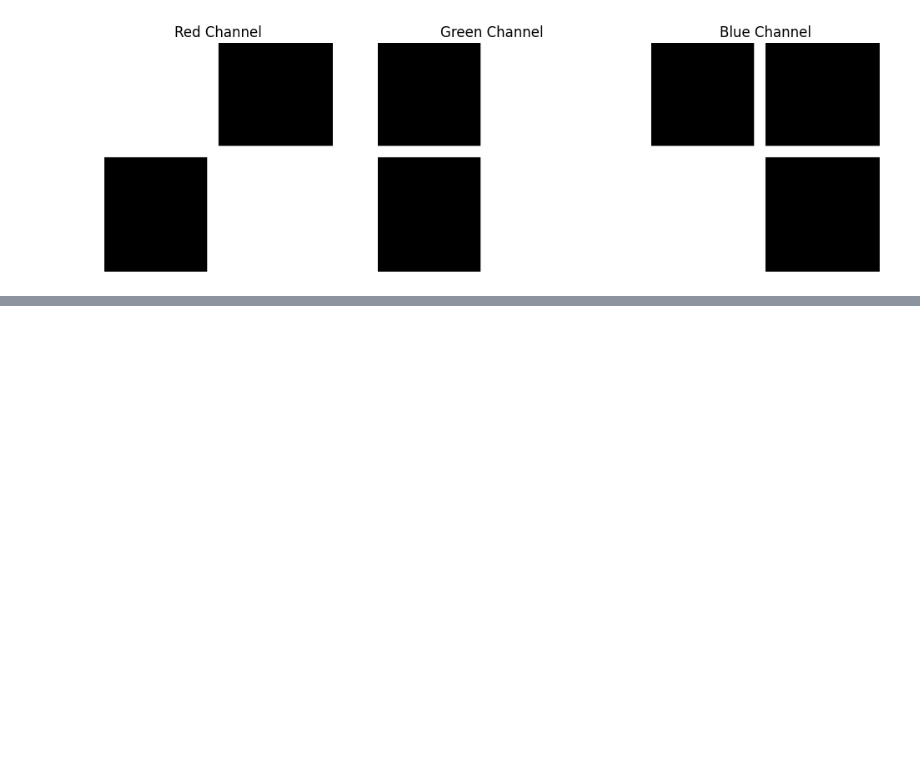
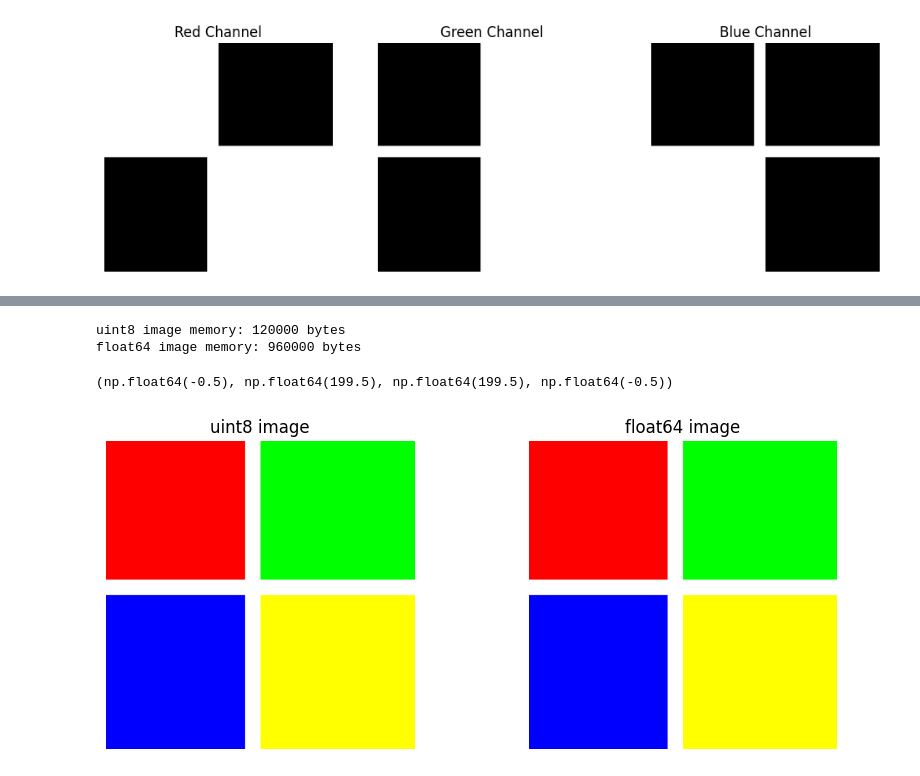
Before and after one commit to manasir747/Image-Pixel-Manipulator, a Jupyter notebook: Image_Pixel_Manipulator.ipynb, the cells around one changed output, grey strips where cells are left out. Cells and saved outputs as stored; diff of their text form; code cells hidden in the pictures; blank space fills up the shorter version.

```diff
--- a/Image_Pixel_Manipulator.ipynb
+++ b/Image_Pixel_Manipulator.ipynb
@@ -93,0 +94,19 @@ plt.axis("Off")
+# %%
+img_uint8 = img.astype(np.uint8)
+img_float64 = img.astype(np.float64)
+
+print("uint8 image memory:", img_uint8.nbytes, "bytes")
+print("float64 image memory:", img_float64.nbytes, "bytes")
+
+plt.figure(figsize=(10,4))
+
+plt.subplot(1,2,1)
+plt.imshow(img_uint8)
+plt.title("uint8 image")
+plt.axis("Off")
+
+plt.subplot(1,2,2)
+plt.imshow(img_float64)
+plt.title("float64 image")
+plt.axis("Off")
+# %% [output]
@@ -93,0 +114,4 @@ plt.axis("Off")
+uint8 image memory: 120000 bytes
+float64 image memory: 960000 bytes
+(np.float64(-0.5), np.float64(199.5), np.float64(199.5), np.float64(-0.5))
+[figure, added]
```
Also changed, not shown: parts of 2 cells of this notebook.
